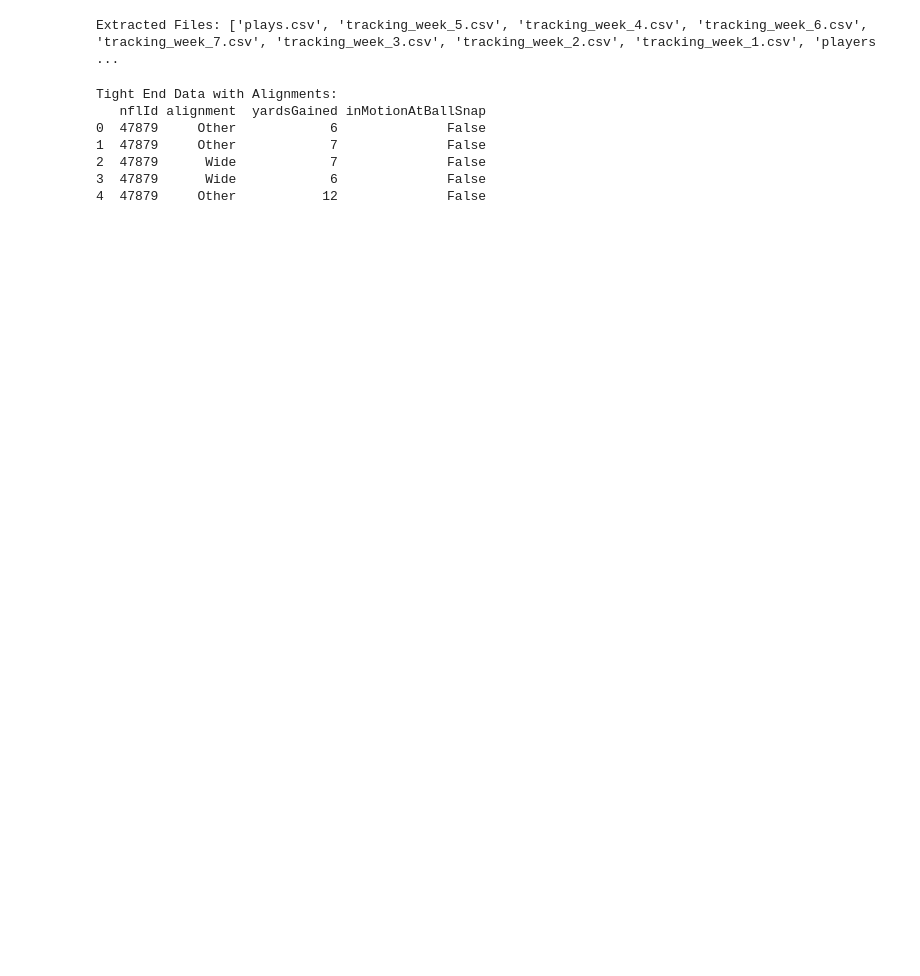
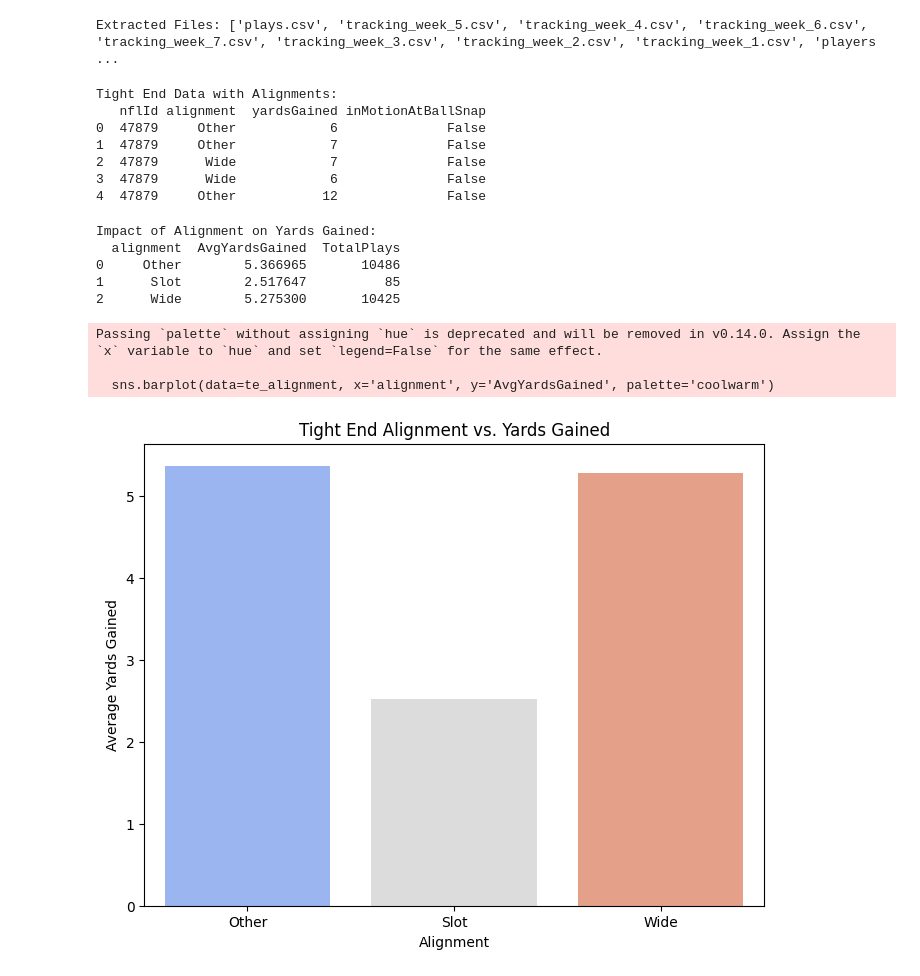
Before and after one commit to Vik7am10/NFL-Big-Data-Bowl-2025, a Jupyter notebook: main.ipynb, the cells around one changed output. Cells and saved outputs as stored; diff of their text form; code cells hidden in the pictures; blank space fills up the shorter version.

```diff
--- a/main.ipynb
+++ b/main.ipynb
@@ -49,3 +49,34 @@ Tight End Data with Alignments:
 2  47879      Wide            7              False
 3  47879      Wide            6              False
 4  47879     Other           12              False
+# %%
+# Visualization
+import matplotlib.pyplot as plt
+import seaborn as sns
+
+# Analyze success rates and yardage by alignment
+te_alignment = te_data.groupby('alignment').agg({
+    'yardsGained': 'mean',  # Average yards gained
+    'playId': 'count'  # Number of plays
+}).rename(columns={'playId': 'TotalPlays', 'yardsGained': 'AvgYardsGained'}).reset_index()
+
+print("Impact of Alignment on Yards Gained:")
+print(te_alignment)
+
+# Visualization
+plt.figure(figsize=(8, 6))
+sns.barplot(data=te_alignment, x='alignment', y='AvgYardsGained', palette='coolwarm')
+plt.title('Tight End Alignment vs. Yards Gained')
+plt.xlabel('Alignment')
+plt.ylabel('Average Yards Gained')
+plt.show()
+# %% [output]
+Impact of Alignment on Yards Gained:
+  alignment  AvgYardsGained  TotalPlays
+0     Other        5.366965       10486
+1      Slot        2.517647          85
+2      Wide        5.275300       10425
+Passing `palette` without assigning `hue` is deprecated and will be removed in v0.14.0. Assign the `x` variable to `hue` and set `legend=False` for the same effect.
+
+  sns.barplot(data=te_alignment, x='alignment', y='AvgYardsGained', palette='coolwarm')
+[figure, added]
```
Also changed, not shown: parts of 4 cells of this notebook, 1 other file.
